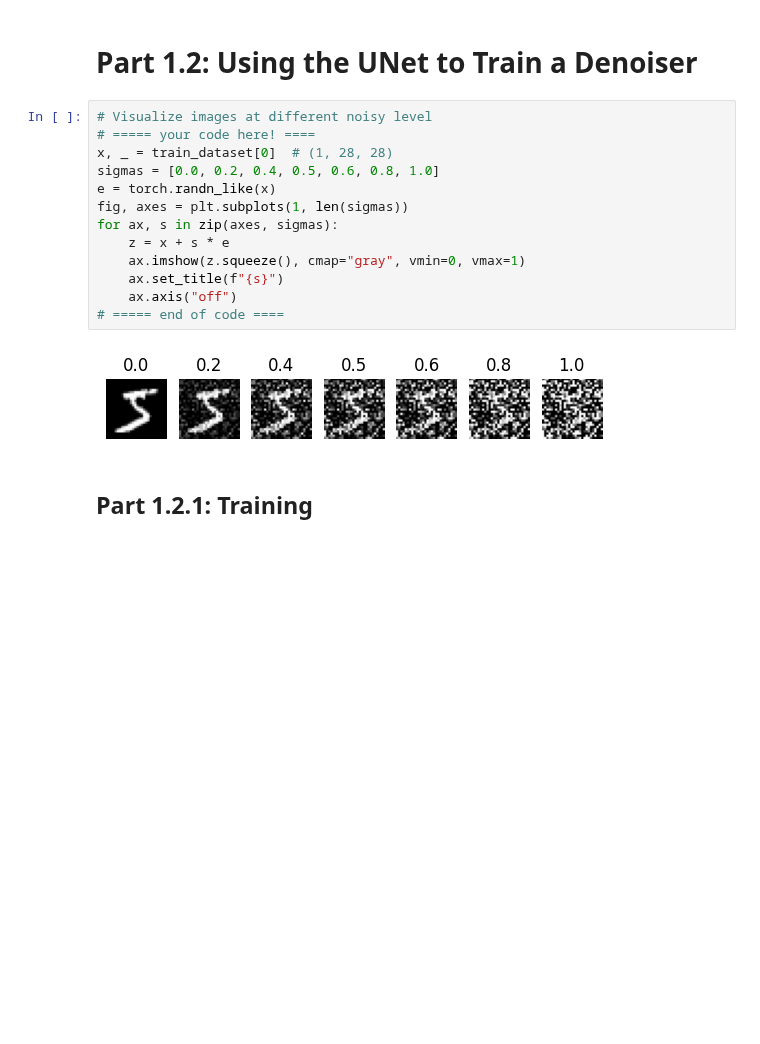
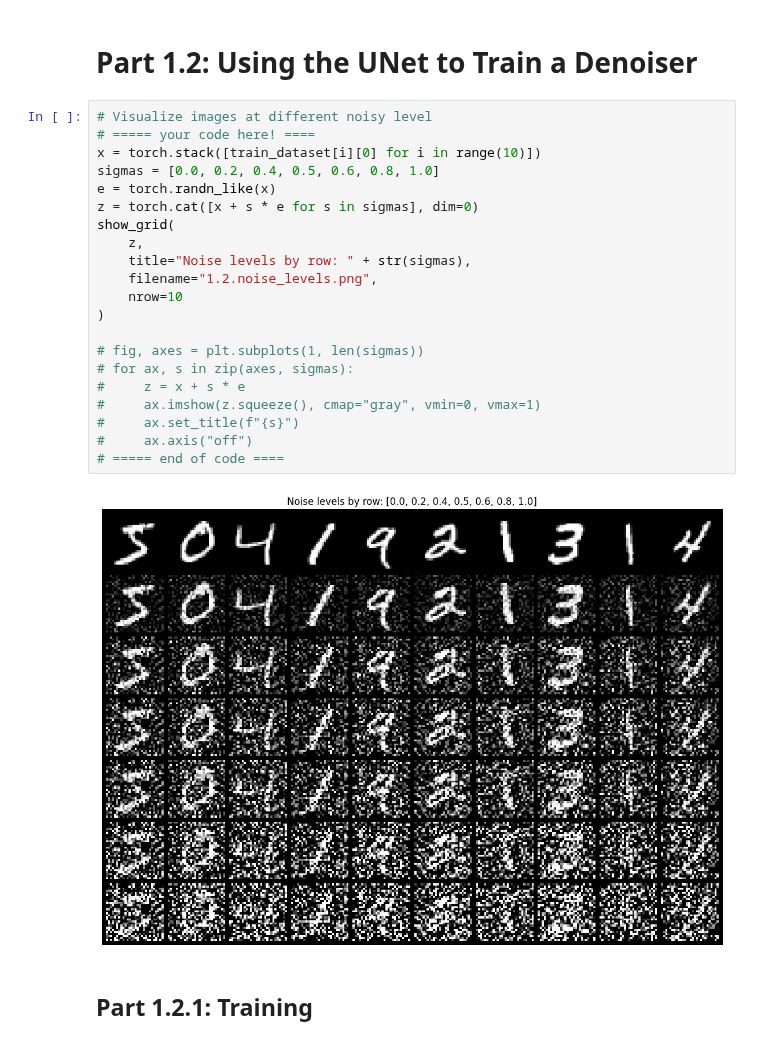
Before and after one commit to 3LucasZ/cs180-showcase, a Jupyter notebook: p3/partb.ipynb, the cells around one changed output. Saved outputs shown, nothing was run; the diff lists cells and outputs as text; blank space fills up the shorter version.

```diff
--- a/p3/partb.ipynb
+++ b/p3/partb.ipynb
@@ -314,18 +314,26 @@ class UnconditionalUNet(nn.Module):
 # %%
 # Visualize images at different noisy level
 # ===== your code here! ====
-x, _ = train_dataset[0]  # (1, 28, 28)
+x = torch.stack([train_dataset[i][0] for i in range(10)])
 sigmas = [0.0, 0.2, 0.4, 0.5, 0.6, 0.8, 1.0]
 e = torch.randn_like(x)
-fig, axes = plt.subplots(1, len(sigmas))
-for ax, s in zip(axes, sigmas):
-    z = x + s * e
-    ax.imshow(z.squeeze(), cmap="gray", vmin=0, vmax=1)
-    ax.set_title(f"{s}")
-    ax.axis("off")
+z = torch.cat([x + s * e for s in sigmas], dim=0)
+show_grid(
+    z,
+    title="Noise levels by row: " + str(sigmas),
+    filename="1.2.noise_levels.png",
+    nrow=10
+)
+
+# fig, axes = plt.subplots(1, len(sigmas))
+# for ax, s in zip(axes, sigmas):
+#     z = x + s * e
+#     ax.imshow(z.squeeze(), cmap="gray", vmin=0, vmax=1)
+#     ax.set_title(f"{s}")
+#     ax.axis("off")
 # ===== end of code ====
 # %% [output]
-[figure, old version]
+[figure, new version]
 # %% [markdown]
 ## Part 1.2.1: Training
 # %% [markdown]
```
Also changed, not shown: parts of 20 cells of this notebook.
